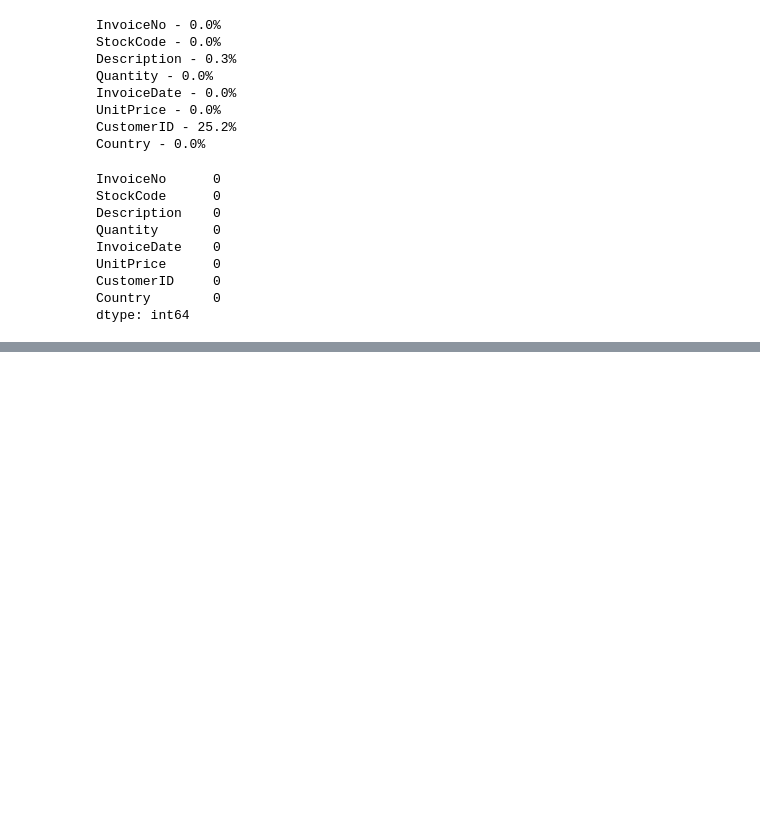
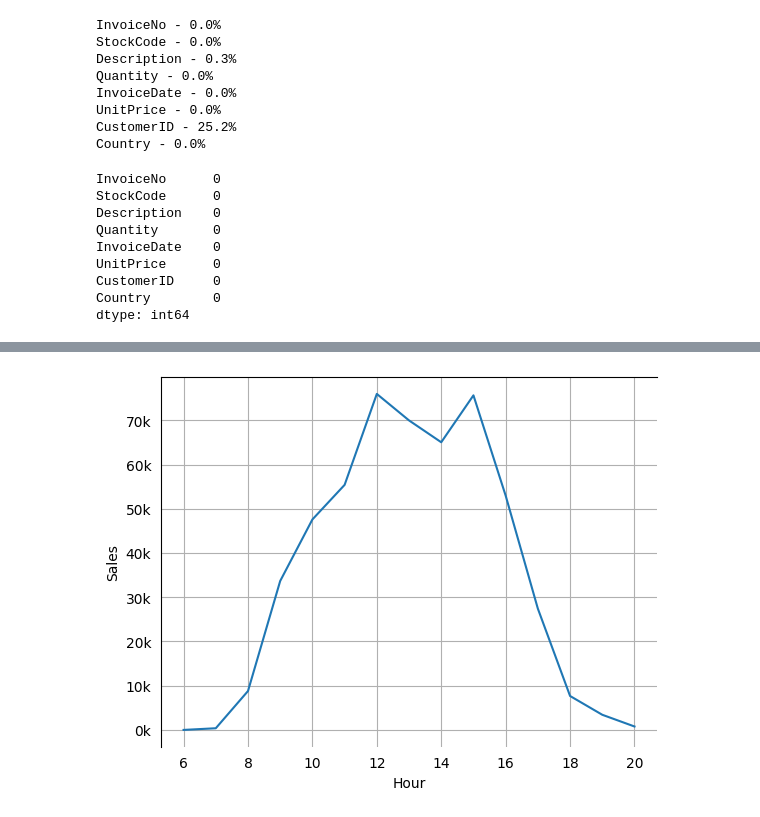
Before and after one commit to girish-kumar-l/data-analytics, a Jupyter notebook: E_commerce.ipynb, the cells around one changed output, grey strips where cells are left out. Saved outputs shown, nothing was run; the diff lists cells and outputs as text; code cells hidden in the pictures; blank space fills up the shorter version.

```diff
--- a/E_commerce.ipynb
+++ b/E_commerce.ipynb
@@ -118,0 +201,15 @@ data['Total'] = data['Quantity']*data['UnitPrice']
+# %%
+#2 Best time to post ads?
+
+data['Hour']=data['InvoiceDate'].dt.hour
+BestTimeAdds = data.groupby('Hour').count().reset_index()
+from matplotlib.ticker import StrMethodFormatter
+plt.plot(BestTimeAdds['Hour'],BestTimeAdds['InvoiceNo']/1000)
+plt.xlabel('Hour')
+plt.ylabel('Sales')
+plt.grid()
+formatter = StrMethodFormatter('{x:.0f}k')
+plt.gca().yaxis.set_major_formatter(formatter)
+plt.show()
+# %% [output]
+[figure, added]
```
Also changed, not shown: parts of 15 cells of this notebook.
